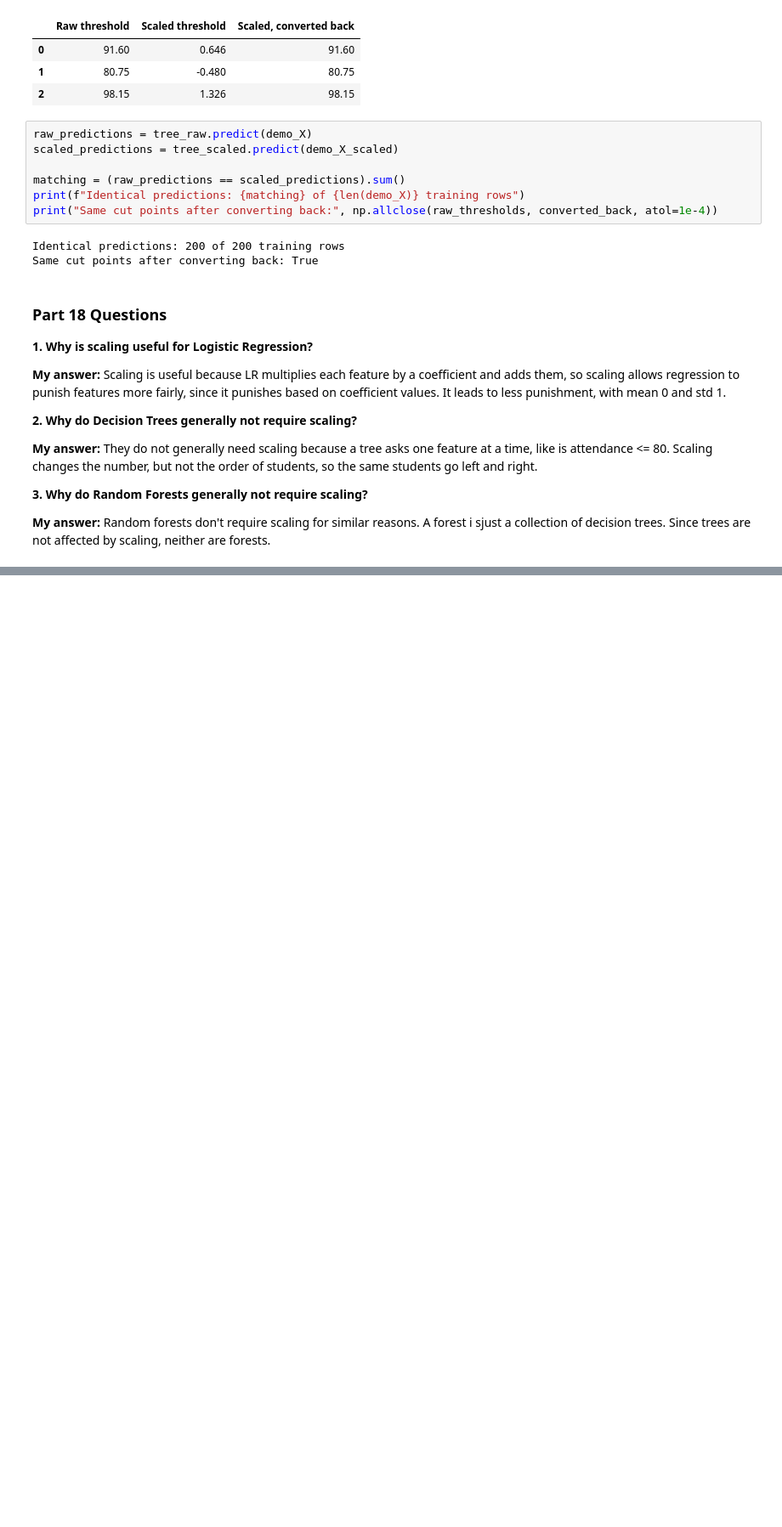
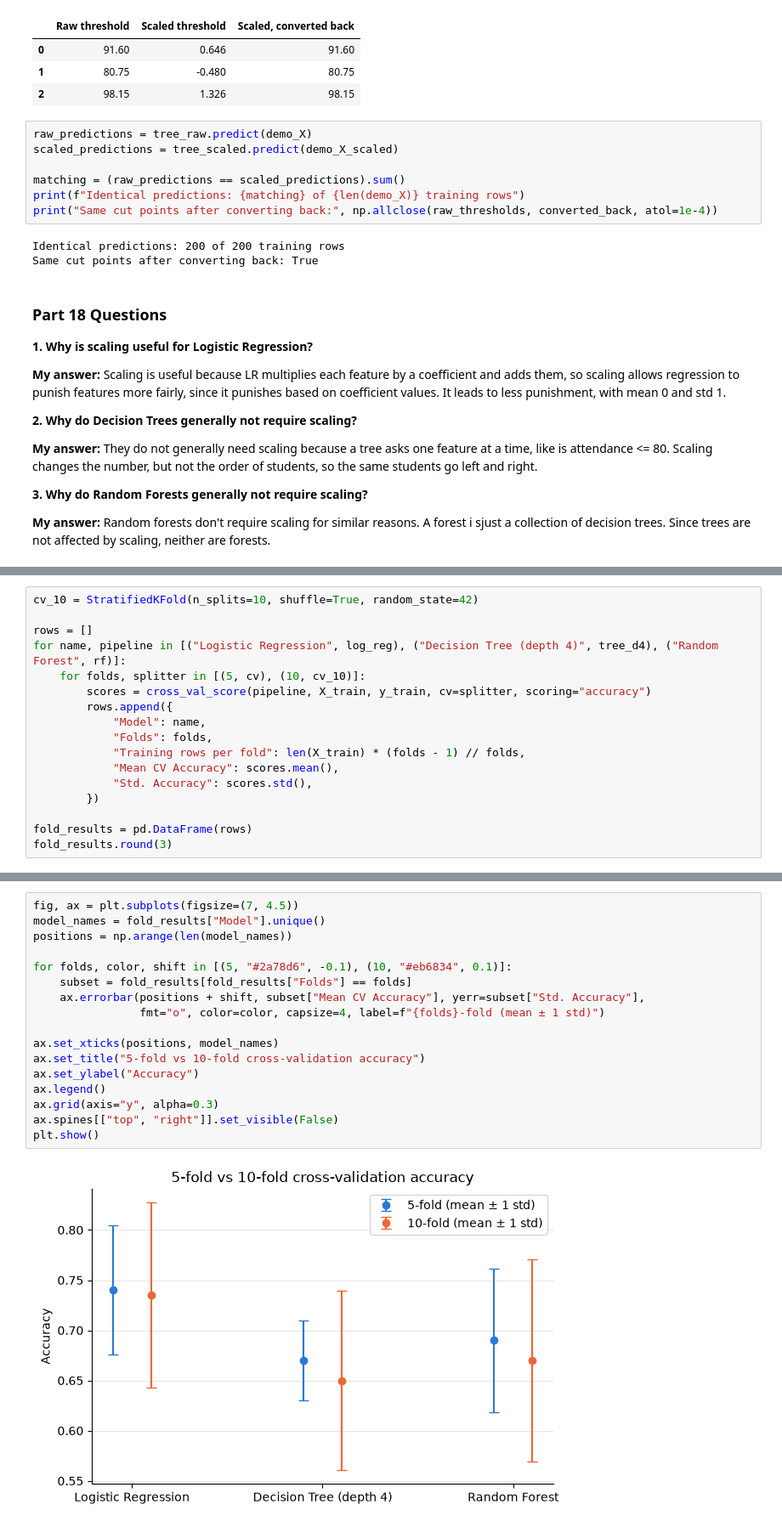
Before and after one commit to JGrade2005/CSE4095_2026, a Jupyter notebook: in_class_assignments/class10/CSE4095_Class10_Starter.ipynb, the cells around one changed output, grey strips where cells are left out. Shown at 85% size. Drawn from its saved outputs; the diff is of its cells as text; blank space fills up the shorter version.

```diff
--- a/in_class_assignments/class10/CSE4095_Class10_Starter.ipynb
+++ b/in_class_assignments/class10/CSE4095_Class10_Starter.ipynb
@@ -718,0 +876,17 @@ Same cut points after converting back: True
+# %%
+cv_10 = StratifiedKFold(n_splits=10, shuffle=True, random_state=42)
+
+rows = []
+for name, pipeline in [("Logistic Regression", log_reg), ("Decision Tree (depth 4)", tree_d4), ("Random Forest", rf)]:
+    for folds, splitter in [(5, cv), (10, cv_10)]:
+        scores = cross_val_score(pipeline, X_train, y_train, cv=splitter, scoring="accuracy")
+        rows.append({
+            "Model": name,
+            "Folds": folds,
+            "Training rows per fold": len(X_train) * (folds - 1) // folds,
+            "Mean CV Accuracy": scores.mean(),
+            "Std. Accuracy": scores.std(),
+        })
+
+fold_results = pd.DataFrame(rows)
+fold_results.round(3)
@@ -718,0 +901,19 @@ Same cut points after converting back: True
+# %%
+fig, ax = plt.subplots(figsize=(7, 4.5))
+model_names = fold_results["Model"].unique()
+positions = np.arange(len(model_names))
+
+for folds, color, shift in [(5, "#2a78d6", -0.1), (10, "#eb6834", 0.1)]:
+    subset = fold_results[fold_results["Folds"] == folds]
+    ax.errorbar(positions + shift, subset["Mean CV Accuracy"], yerr=subset["Std. Accuracy"],
+                fmt="o", color=color, capsize=4, label=f"{folds}-fold (mean ± 1 std)")
+
+ax.set_xticks(positions, model_names)
+ax.set_title("5-fold vs 10-fold cross-validation accuracy")
+ax.set_ylabel("Accuracy")
+ax.legend()
+ax.grid(axis="y", alpha=0.3)
+ax.spines[["top", "right"]].set_visible(False)
+plt.show()
+# %% [output]
+[figure, added]
```
Also changed, not shown: parts of 18 cells of this notebook, 3 other files.
